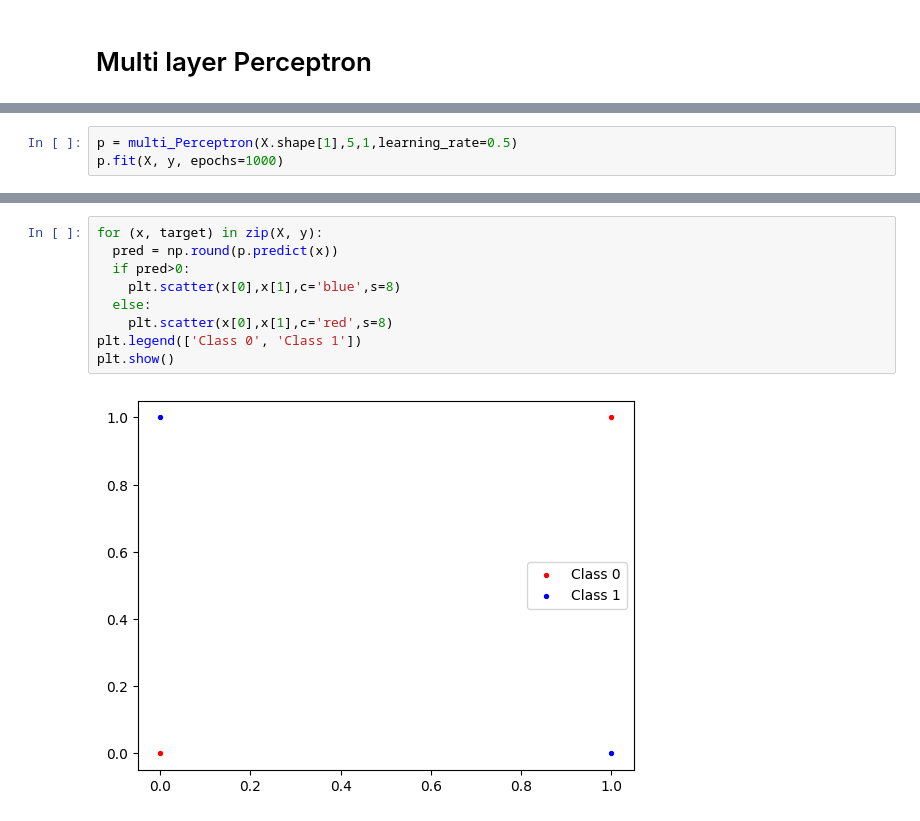
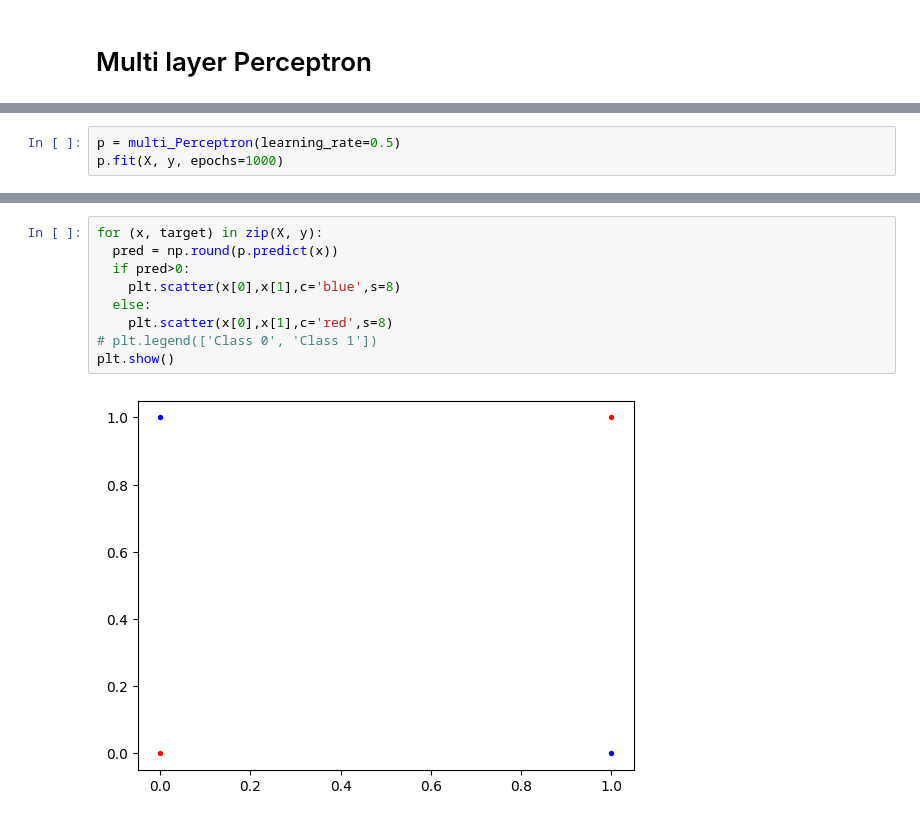
Before and after one commit to waterkingest/NeuralNetworkStudy, a Jupyter notebook: NeuralNetwork.ipynb, the cells around one changed output, grey strips where cells are left out. Drawn from its saved outputs; the diff is of its cells as text.

```diff
--- a/NeuralNetwork.ipynb
+++ b/NeuralNetwork.ipynb
@@ -213,4 +243,4 @@ class multi_Perceptron:
 # %%
-p = multi_Perceptron(X.shape[1],5,1,learning_rate=0.5)
+p = multi_Perceptron(learning_rate=0.5)
 p.fit(X, y, epochs=1000)
 # %% [output]
@@ -227,11 +257,11 @@ Epoch 900, Loss: 0.0031997298895789124
 # %%
 for (x, target) in zip(X, y):
   pred = np.round(p.predict(x))
   if pred>0:
     plt.scatter(x[0],x[1],c='blue',s=8)
   else:
     plt.scatter(x[0],x[1],c='red',s=8)
-plt.legend(['Class 0', 'Class 1'])
+# plt.legend(['Class 0', 'Class 1'])
 plt.show()
 # %% [output]
-[figure, old version]
+[figure, new version]
```
Also changed, not shown: parts of 3 cells of this notebook.
